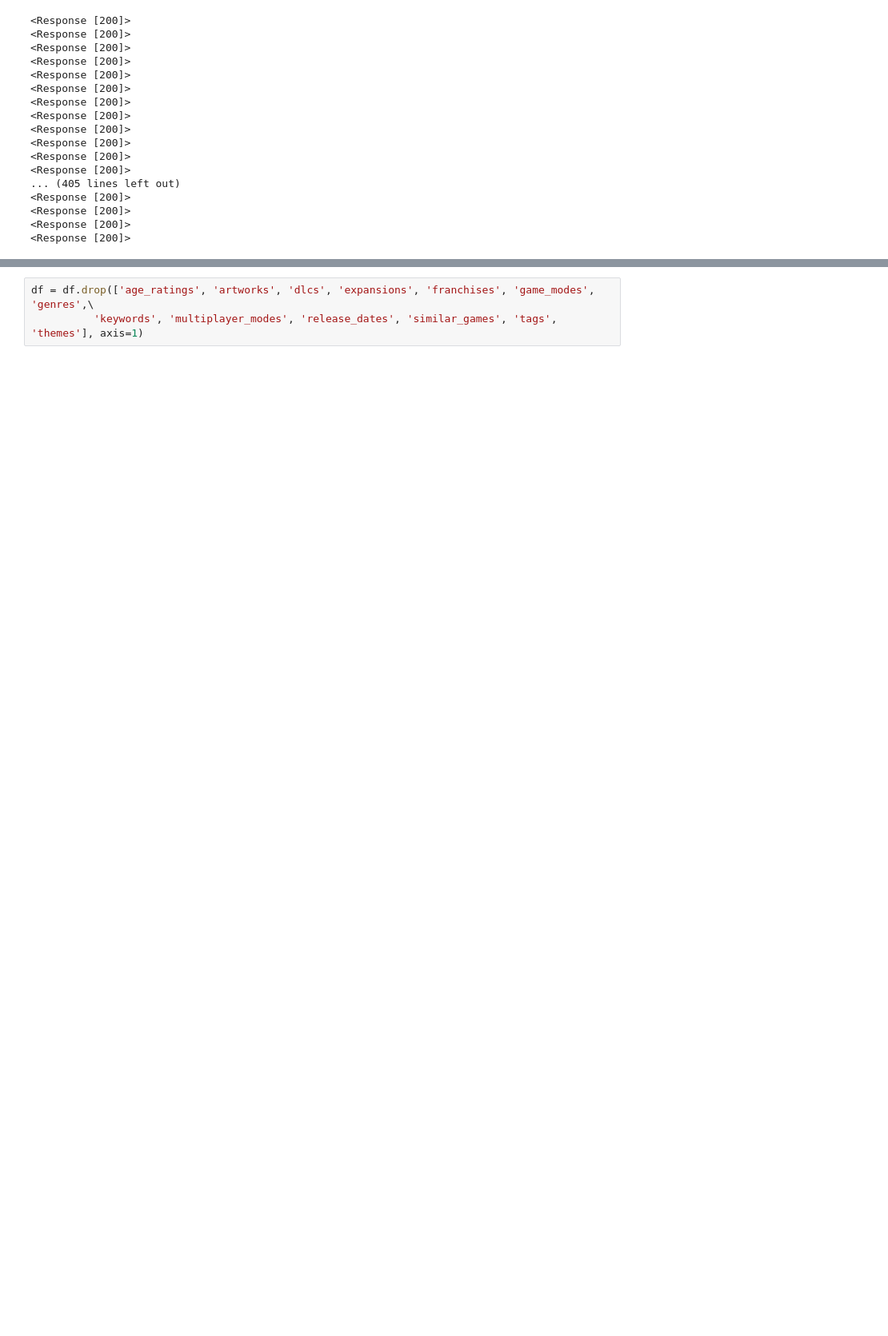
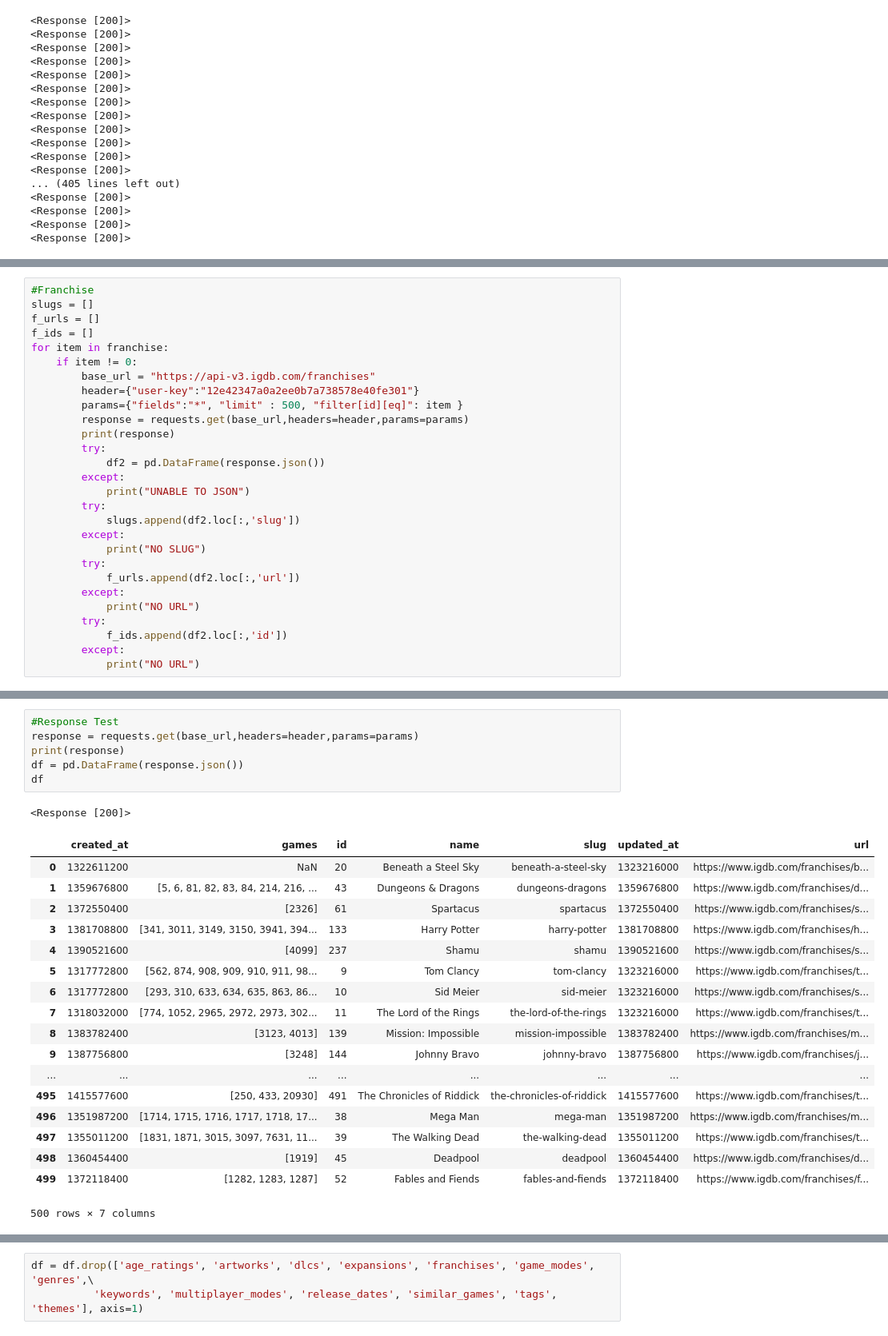
Before and after one commit to DiamondTop/gamingproject, a Jupyter notebook: Video_Game_Col_Project/Gaming project API.ipynb, the cells around one changed output, grey strips where cells are left out. Shown at 80% size. Drawn from its saved outputs; the diff is of its cells as text; blank space fills up the shorter version.

```diff
--- a/Video_Game_Col_Project/Gaming project API.ipynb
+++ b/Video_Game_Col_Project/Gaming project API.ipynb
@@ -71,0 +164,28 @@ for item in rates:
+# %%
+#Franchise
+slugs = []
+f_urls = []
+f_ids = []
+for item in franchise:
+    if item != 0:
+        base_url = "https://api-v3.igdb.com/franchises"
+        header={"user-key":"12e42347a0a2ee0b7a738578e40fe301"}
+        params={"fields":"*", "limit" : 500, "filter[id][eq]": item }
+        response = requests.get(base_url,headers=header,params=params)
+        print(response)
+        try:
+            df2 = pd.DataFrame(response.json())
+        except:
+            print("UNABLE TO JSON")
+        try:
+            slugs.append(df2.loc[:,'slug'])
+        except:
+            print("NO SLUG")
+        try:
+            f_urls.append(df2.loc[:,'url'])
+        except:
+            print("NO URL")
+        try:
+            f_ids.append(df2.loc[:,'id'])
+        except:
+            print("NO URL")
@@ -71,0 +247,26 @@ for item in rates:
+# %%
+#Response Test
+response = requests.get(base_url,headers=header,params=params)
+print(response)
+df = pd.DataFrame(response.json())
+df
+# %% [output]
+<Response [200]>
+|  | created_at | games | id | name | slug | updated_at | url |
+| 0 | 1322611200 | NaN | 20 | Beneath a Steel Sky | beneath-a-steel-sky | 1323216000 | https://www.igdb.com/franchises/b... |
+| 1 | 1359676800 | [5, 6, 81, 82, 83, 84, 214, 216, ... | 43 | Dungeons & Dragons | dungeons-dragons | 1359676800 | https://www.igdb.com/franchises/d... |
+| 2 | 1372550400 | [2326] | 61 | Spartacus | spartacus | 1372550400 | https://www.igdb.com/franchises/s... |
+| 3 | 1381708800 | [341, 3011, 3149, 3150, 3941, 394... | 133 | Harry Potter | harry-potter | 1381708800 | https://www.igdb.com/franchises/h... |
+| 4 | 1390521600 | [4099] | 237 | Shamu | shamu | 1390521600 | https://www.igdb.com/franchises/s... |
+| 5 | 1317772800 | [562, 874, 908, 909, 910, 911, 98... | 9 | Tom Clancy | tom-clancy | 1323216000 | https://www.igdb.com/franchises/t... |
+| 6 | 1317772800 | [293, 310, 633, 634, 635, 863, 86... | 10 | Sid Meier | sid-meier | 1323216000 | https://www.igdb.com/franchises/s... |
+| 7 | 1318032000 | [774, 1052, 2965, 2972, 2973, 302... | 11 | The Lord of the Rings | the-lord-of-the-rings | 1323216000 | https://www.igdb.com/franchises/t... |
+| 8 | 1383782400 | [3123, 4013] | 139 | Mission: Impossible | mission-impossible | 1383782400 | https://www.igdb.com/franchises/m... |
+| 9 | 1387756800 | [3248] | 144 | Johnny Bravo | johnny-bravo | 1387756800 | https://www.igdb.com/franchises/j... |
+| ... | ... | ... | ... | ... | ... | ... | ... |
+| 495 | 1415577600 | [250, 433, 20930] | 491 | The Chronicles of Riddick | the-chronicles-of-riddick | 1415577600 | https://www.igdb.com/franchises/t... |
+| 496 | 1351987200 | [1714, 1715, 1716, 1717, 1718, 17... | 38 | Mega Man | mega-man | 1351987200 | https://www.igdb.com/franchises/m... |
+| 497 | 1355011200 | [1831, 1871, 3015, 3097, 7631, 11... | 39 | The Walking Dead | the-walking-dead | 1355011200 | https://www.igdb.com/franchises/t... |
+| 498 | 1360454400 | [1919] | 45 | Deadpool | deadpool | 1360454400 | https://www.igdb.com/franchises/d... |
+| 499 | 1372118400 | [1282, 1283, 1287] | 52 | Fables and Fiends | fables-and-fiends | 1372118400 | https://www.igdb.com/franchises/f... |
+500 rows × 7 columns
```
Also changed, not shown: parts of 37 cells of this notebook, 2 other files.
